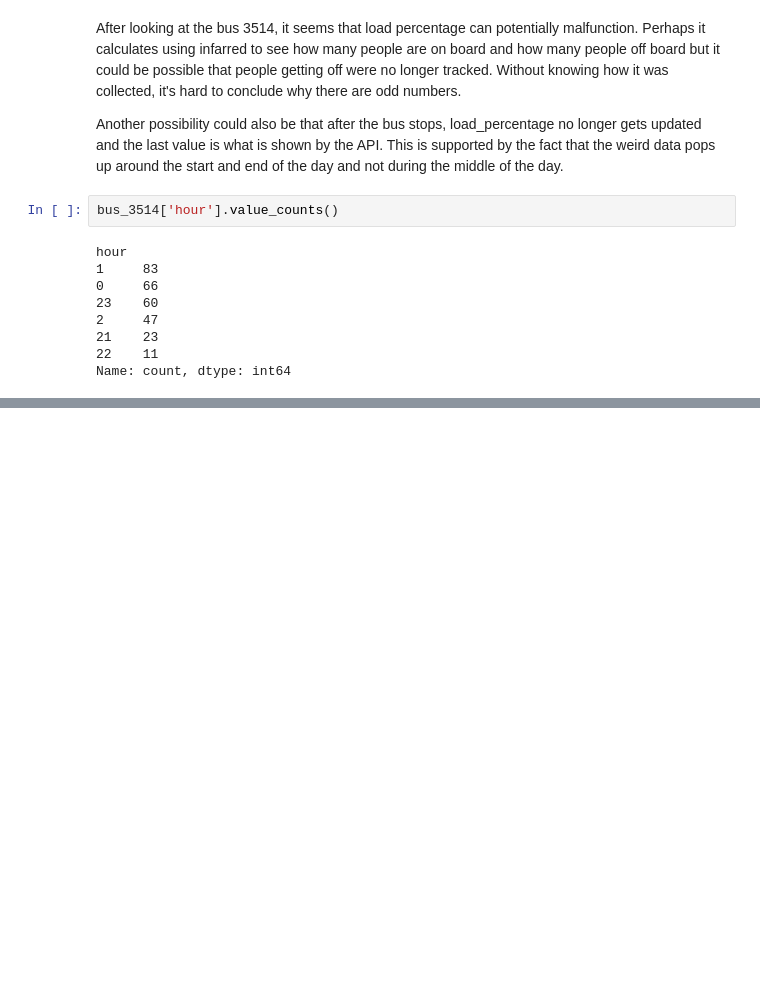
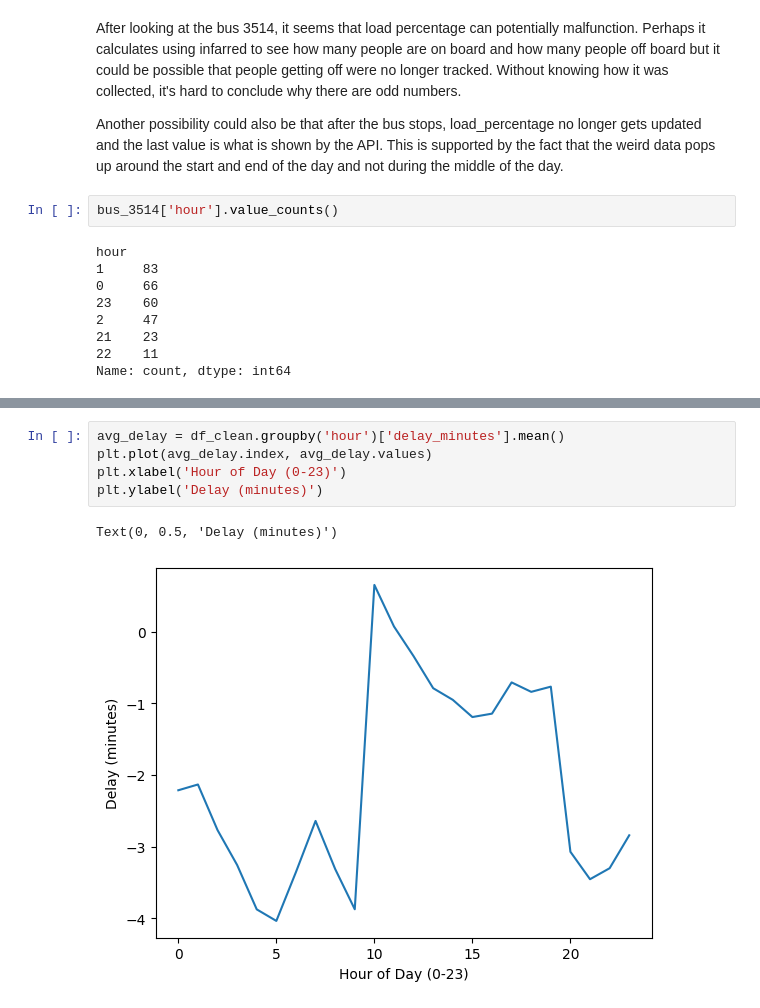
Before and after one commit to dvan2/trimet_data_project, a Jupyter notebook: notebooks/trimet.ipynb, the cells around one changed output, grey strips where cells are left out. Drawn from its saved outputs; the diff is of its cells as text; blank space fills up the shorter version.

```diff
--- a/notebooks/trimet.ipynb
+++ b/notebooks/trimet.ipynb
@@ -409,0 +429,8 @@ Name: count, dtype: int64
+# %%
+avg_delay = df_clean.groupby('hour')['delay_minutes'].mean()
+plt.plot(avg_delay.index, avg_delay.values)
+plt.xlabel('Hour of Day (0-23)')
+plt.ylabel('Delay (minutes)')
+# %% [output]
+Text(0, 0.5, 'Delay (minutes)')
+[figure, added]
```
Also changed, not shown: parts of 12 cells of this notebook.
